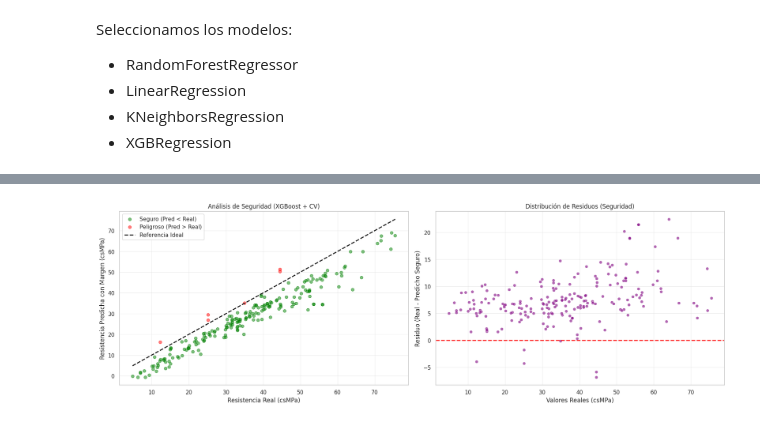
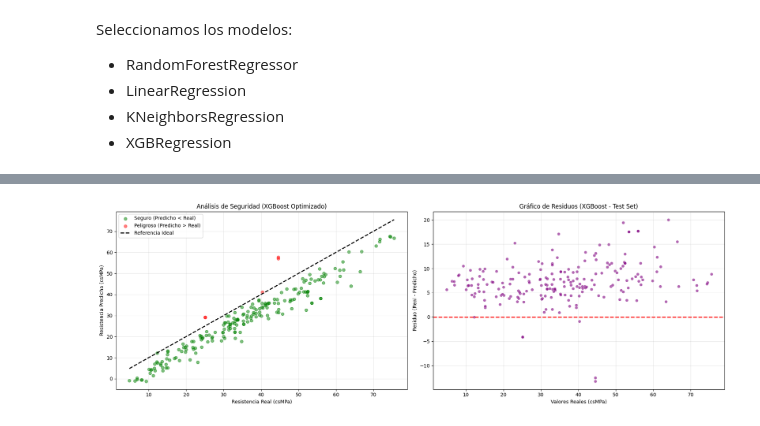
Before and after one commit to Santibareiro27/Inteligencia-Computacional, a Jupyter notebook: RA1_LAB1/Experiencia_3_Laboratorio_N°1.ipynb, the cells around one changed output, grey strips where cells are left out. Cells and saved outputs as stored; diff of their text form; code cells hidden in the pictures.

```diff
--- a/RA1_LAB1/Experiencia_3_Laboratorio_N°1.ipynb
+++ b/RA1_LAB1/Experiencia_3_Laboratorio_N°1.ipynb
@@ -397,3 +450,15 @@ plt.suptitle('Relaciones por pares de las variables (Color: csMPa)', y=1.02)
 plt.show()
 # %% [output]
 [figure]
+# %%
+# Crear la nueva variable de relación líquidos/sólidos aglutinantes
+# Relación (Agua + Superplastificante) / (Cemento + Fly Ash + Slag)
+df_ccs['binder_liquid_ratio'] = ((df_ccs['cement'] + df_ccs['flyash'] + df_ccs['slag']) / (df_ccs['water'] + df_ccs['superplasticizer']))
+
+# Mostrar las primeras filas y la correlación con la resistencia
+print("Nuevas dimensiones del dataset:", df_ccs.shape)
+display(df_ccs[['water', 'superplasticizer', 'cement', 'flyash', 'slag', 'binder_liquid_ratio', 'csMPa']].head())
+
+# Calcular correlación de Spearman para evaluar su impacto
+corr_new = df_ccs[['binder_liquid_ratio', 'csMPa']].corr(method='spearman').iloc[0, 1]
+print(f"\nCorrelación de Spearman entre 'binder_liquid_ratio' y 'csMPa': {corr_new:.4f}")
@@ -676,8 +753,8 @@ Modelo elegido: XGBoost
 # %%
 # 1. Definir la malla de hiperparámetros para XGBoost
 param_dist_xgb = {
-    'n_estimators': [100, 200, 300],
-    'learning_rate': [0.01, 0.05, 0.1],
+    'n_estimators': [100, 200],
+    'learning_rate': [0.01, 0.05, 0.1, 0.15],
     'max_depth': [3, 4, 5, 6, 7],
     'min_child_weight': [1, 3, 5, 7],
     'subsample': [0.7, 0.8, 0.9, 1.0],
@@ -701,76 +778,63 @@ print("Optimizando XGBoost para mejorar el RMSE...")
 xgb_random.fit(X_train, y_train)
 xgb_model = xgb_random.best_estimator_
 
-# --- NUEVO: PASO DE VALIDACIÓN CRUZADA (Test de Fatiga) ---
-print("\nIniciando Validación Cruzada (5-Folds) para robustez...")
-kf = KFold(n_splits=5, shuffle=True, random_state=SEED)
-cv_results = cross_validate(xgb_model, X, y, cv=kf, scoring=['r2', 'neg_root_mean_squared_error'])
-
-cv_rmse_list = -cv_results['test_neg_root_mean_squared_error']
-cv_rmse_mean = cv_rmse_list.mean()
-cv_rmse_std = cv_rmse_list.std()
-cv_r2_mean = cv_results['test_r2'].mean()
-
 # 4. Predicciones para Train y Test
 y_pred_xgb_train = xgb_model.predict(X_train)
 y_pred_xgb_test = xgb_model.predict(X_test)
 
-# 5. Cálculo de métricas y Margen de Seguridad
+# 5. Cálculo de métricas para evaluar Overfitting
 r2_xgb_train = r2_score(y_train, y_pred_xgb_train)
 rmse_xgb_train = np.sqrt(mean_squared_error(y_train, y_pred_xgb_train))
 
-# NOTA: Usamos el RMSE de la Validación Cruzada para el margen de seguridad
-# Esto es mucho más seguro que usar solo el RMSE de un split de test
+rmse_xgb_test = np.sqrt(mean_squared_error(y_test, y_pred_xgb_test))
+
+# Margen de seguridad
 K = 1.6
-y_pred_xgb_test_safe = y_pred_xgb_test - (K * cv_rmse_mean)
+y_pred_xgb_test_safe = y_pred_xgb_test - (K * rmse_xgb_test)
 
-# Métricas finales del modelo con margen
-rmse_xgb_test_base = np.sqrt(mean_squared_error(y_test, y_pred_xgb_test))
-r2_xgb_test_safe = r2_score(y_test, y_pred_xgb_test_safe)
-mbe_xgb_test_safe = np.mean(y_pred_xgb_test_safe - y_test)
+# Calculo con margen
+rmse_xgb_test_safe = np.sqrt(mean_squared_error(y_test, y_pred_xgb_test_safe))
+r2_xgb_test = r2_score(y_test, y_pred_xgb_test_safe)
+mbe_xgb_test = np.mean(y_pred_xgb_test_safe - y_test)
 
 # 6. Cálculo de Tasa de Riesgo por Sobreestimación (Predicho > Real)
 overestimation_mask = y_pred_xgb_test_safe > y_test
 risk_rate = (overestimation_mask.sum() / len(y_test)) * 100
 
-print(f"\n--- MEJOR CONFIGURACIÓN: {xgb_random.best_params_} ---")
-print(f"CV - RMSE Promedio: {cv_rmse_mean:.4f} (± {cv_rmse_std:.4f})")
+print(f"--- Mejor Configuración Encontrada: {xgb_random.best_params_} ---")
 print(f"TRAIN - R2: {r2_xgb_train:.4f} | RMSE: {rmse_xgb_train:.4f}")
-print(f"TEST (Base) - RMSE: {rmse_xgb_test_base:.4f}")
-print(f"TEST (Seguro) - R2: {r2_xgb_test_safe:.4f} | MBE: {mbe_xgb_test_safe:.4f}")
+print(f"TEST  - R2: {r2_xgb_test:.4f}  | RMSE: {rmse_xgb_test:.4f}")
+print(f"MBE (Test): {mbe_xgb_test:.4f}")
 print(f"Tasa de Riesgo por Sobreestimación: {risk_rate:.2f}%")
 
 # 7. Mostrar valores sobreestimados (Casos críticos)
 print("\n--- Detalle de Valores Sobreestimados (Riesgo Estructural) ---")
-if overestimation_mask.any():
-    overestimated_details = X_test[overestimation_mask].copy()
-    overestimated_details['Real_csMPa'] = y_test[overestimation_mask]
-    overestimated_details['Pred_Safe_csMPa'] = y_pred_xgb_test_safe[overestimation_mask]
-    overestimated_details['Exceso_csMPa'] = overestimated_details['Pred_Safe_csMPa'] - overestimated_details['Real_csMPa']
-    display(overestimated_details.sort_values(by='Exceso_csMPa', ascending=False))
-else:
-    print("¡Excelente! No hay casos de sobreestimación con este margen.")
+overestimated_details = X_test[overestimation_mask].copy()
+overestimated_details['Real_csMPa'] = y_test[overestimation_mask]
+overestimated_details['Predicho_Safe_csMPa'] = y_pred_xgb_test_safe[overestimation_mask]
+overestimated_details['Exceso_csMPa'] = overestimated_details['Predicho_Safe_csMPa'] - overestimated_details['Real_csMPa']
+display(overestimated_details.sort_values(by='Exceso_csMPa', ascending=False))
 
 # 8. Visualización de Seguridad y Residuos
 fig, axes = plt.subplots(1, 2, figsize=(18, 6))
 
-# Gráfico A: Seguridad Estructural
-axes[0].scatter(y_test[~overestimation_mask], y_pred_xgb_test_safe[~overestimation_mask], color='green', alpha=0.5, label='Seguro (Pred < Real)')
-axes[0].scatter(y_test[overestimation_mask], y_pred_xgb_test_safe[overestimation_mask], color='red', alpha=0.5, label='Peligroso (Pred > Real)')
+# Gráfico A: Seguridad Estructural (Reales vs Predichos)
+axes[0].scatter(y_test[~overestimation_mask], y_pred_xgb_test_safe[~overestimation_mask], color='green', alpha=0.5, label='Seguro (Predicho < Real)')
+axes[0].scatter(y_test[overestimation_mask], y_pred_xgb_test_safe[overestimation_mask], color='red', alpha=0.5, label='Peligroso (Predicho > Real)')
 axes[0].plot([y_test.min(), y_test.max()], [y_test.min(), y_test.max()], 'k--', lw=2, label='Referencia Ideal')
-axes[0].set_title('Análisis de Seguridad (XGBoost + CV)')
+axes[0].set_title('Análisis de Seguridad (XGBoost Optimizado)')
 axes[0].set_xlabel('Resistencia Real (csMPa)')
-axes[0].set_ylabel('Resistencia Predicha con Margen (csMPa)')
+axes[0].set_ylabel('Resistencia Predicha (csMPa)')
 axes[0].legend()
 axes[0].grid(True, alpha=0.3)
 
-# Gráfico B: Residuos
+# Gráfico B: Gráfico de Residuos
 residuals_xgb = y_test - y_pred_xgb_test_safe
 sns.scatterplot(x=y_test, y=residuals_xgb, alpha=0.6, color='purple', ax=axes[1])
 axes[1].axhline(y=0, color='red', linestyle='--', lw=2)
-axes[1].set_title('Distribución de Residuos (Seguridad)')
+axes[1].set_title('Gráfico de Residuos (XGBoost - Test Set)')
 axes[1].set_xlabel('Valores Reales (csMPa)')
-axes[1].set_ylabel('Residuo (Real - Predicho Seguro)')
+axes[1].set_ylabel('Residuo (Real - Predicho)')
 axes[1].grid(True, alpha=0.3)
 
 plt.tight_layout()
@@ -798 +857 @@ Tasa de Riesgo por Sobreestimación: 2.91%
-[figure, old version]
+[figure, new version]
```
Also changed, not shown: parts of 15 cells of this notebook.
